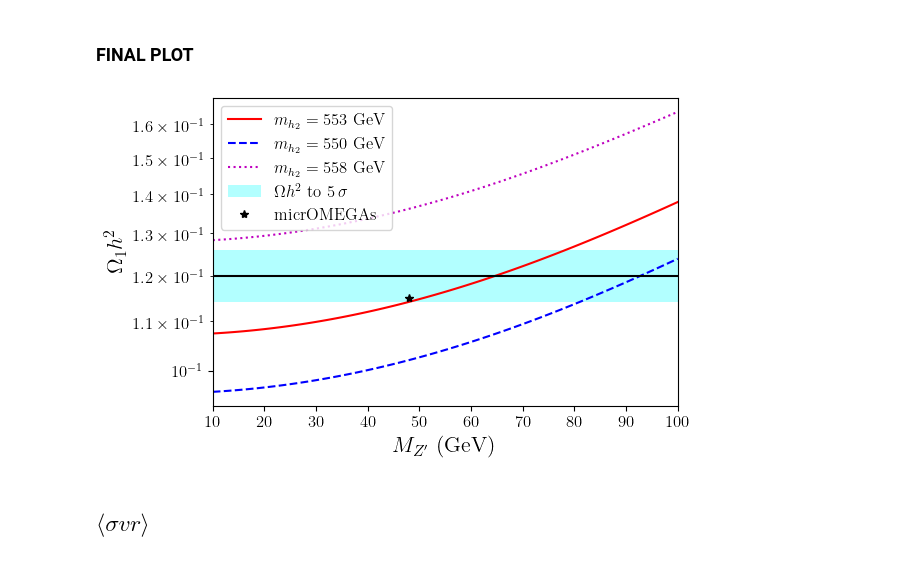
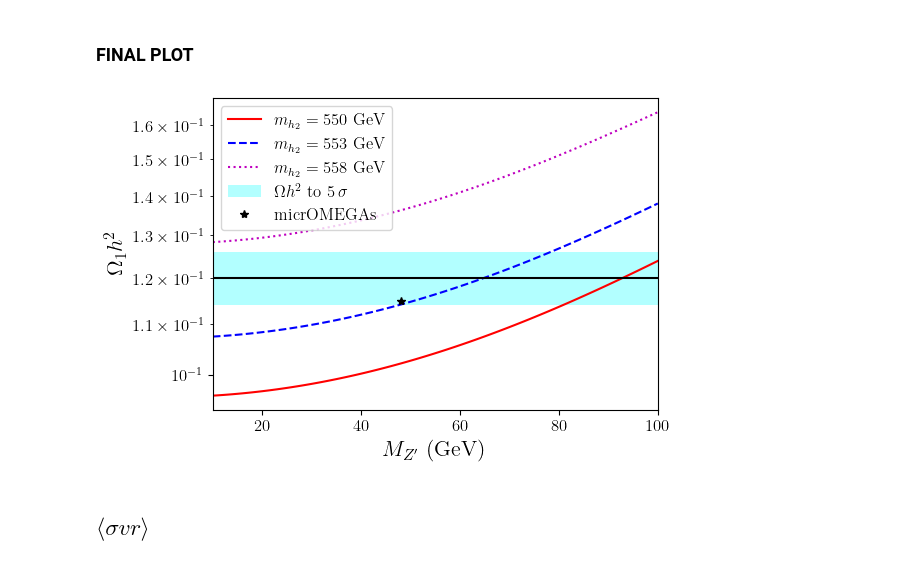
Before and after one commit to davidsuarezr/MDEO, a Jupyter notebook: Benchmark-point-DM-NO-KM-XXZpZp-analytical.ipynb, the cells around one changed output. Cells and saved outputs as stored; diff of their text form; code cells hidden in the pictures.

```diff
--- a/Benchmark-point-DM-NO-KM-XXZpZp-analytical.ipynb
+++ b/Benchmark-point-DM-NO-KM-XXZpZp-analytical.ipynb
@@ -308,10 +308,10 @@ def BPs(Ms,Vx,yx,M2,M3,xf=25):
 #********** the Benchamark points ********************
 #BP1 = BPs(Ms=1000.,Vx=200.,yx=0.85,M2=700.,M3=750.)
 #BP2 = BPs(Ms=500.,Vx=200.,yx=0.85,M2=700.,M3=750.)
-BP1 = BPs(Ms=553.,Vx=400.,yx=0.85,M2=1000.,M3=2000.) #L5=1.91
+BP1 = BPs(Ms=550.,Vx=400.,yx=0.85,M2=1000.,M3=2000.) #L5=1.91
 BP2 = BPs(Ms=300.,Vx=200.,yx=0.85,M2=1000.,M3=2000.) #L5=2.25
 BP3 = BPs(Ms=552.,Vx=400.,yx=0.85,M2=1000.,M3=2000.) #L5=1.90
-BP4 = BPs(Ms=550.,Vx=400.,yx=0.85,M2=1000.,M3=2000.) #L5=1.89
+BP4 = BPs(Ms=553.,Vx=400.,yx=0.85,M2=1000.,M3=2000.) #L5=1.89
 BP5 = BPs(Ms=558.,Vx=400.,yx=0.85,M2=1000.,M3=2000.) #L5=1.94
 # %%
 BP1[:3]
@@ -491,34 +492,35 @@ kk = yd[np.logical_and(yd.MZp > 45,yd.MZp < 50) ]
 # %%
 plt.figure(figsize=(6,4))
 
-plt.semilogy( BP1.MZp, BP1.RD, 'r-',label=r'$m_{h_2}=553$ GeV')
+plt.semilogy( BP1.MZp, BP1.RD, 'r-',label=r'$m_{h_2}=550$ GeV')
 #plt.semilogy( BP2.MZp, BP2.RD, 'm-',label='BP2 ' )
 #plt.semilogy( BP3.MZp, BP3.RD, 'm-',label='BP3 ' )
-plt.semilogy( BP4.MZp, BP4.RD, 'b--',label=r'$m_{h_2}=550$ GeV' )
+plt.semilogy( BP4.MZp, BP4.RD, 'b--',label=r'$m_{h_2}=553$ GeV' )
 plt.semilogy( BP5.MZp, BP5.RD, 'm:',label=r'$m_{h_2}=558$ GeV' )
 
 nn=np.linspace(1e1,1.0e2,10)
 plt.fill_between(nn,Omega_min,Omega_max,facecolor='cyan',alpha=0.3,label=r'$\Omega h^2$ to $5\,\sigma$')
 
 plt.hlines(Omega,0.1,1e2, 'k',label='')
 
 #plt.plot(xd.MZp, rd.RD_Fey/1,'ko',label=r'Feyncal:$\Omega h^2(\chi\chi\to Z^{\prime}Z^{\prime})$ with p-wave')
 
 plt.plot(kk.MZp, kk.Omega3,'k*',label='micrOMEGAs')
 
 #plt.plot(kk.MZp, kk.Omega3-0.001,'r.',label='')
 
 plt.xlabel(r'$M_{Z^{\prime}}$ (GeV)',size=16)
 plt.ylabel(r'$\Omega_1 h^2$',size=16)
 plt.legend(loc='best',fontsize="12")
 
 #plt.ylim(0.023,0.14)
 plt.xlim(10, 100)
+plt.tight_layout()
 
 plt.savefig('plots/benchmark5.pdf')
 #plt.show()
 # %% [output]
-[figure, old version]
+[figure, new version]
 # %% [markdown]
 ## $\langle \sigma vr\rangle$
 # %%
```
Also changed, not shown: parts of 5 cells of this notebook, 1 other file.
